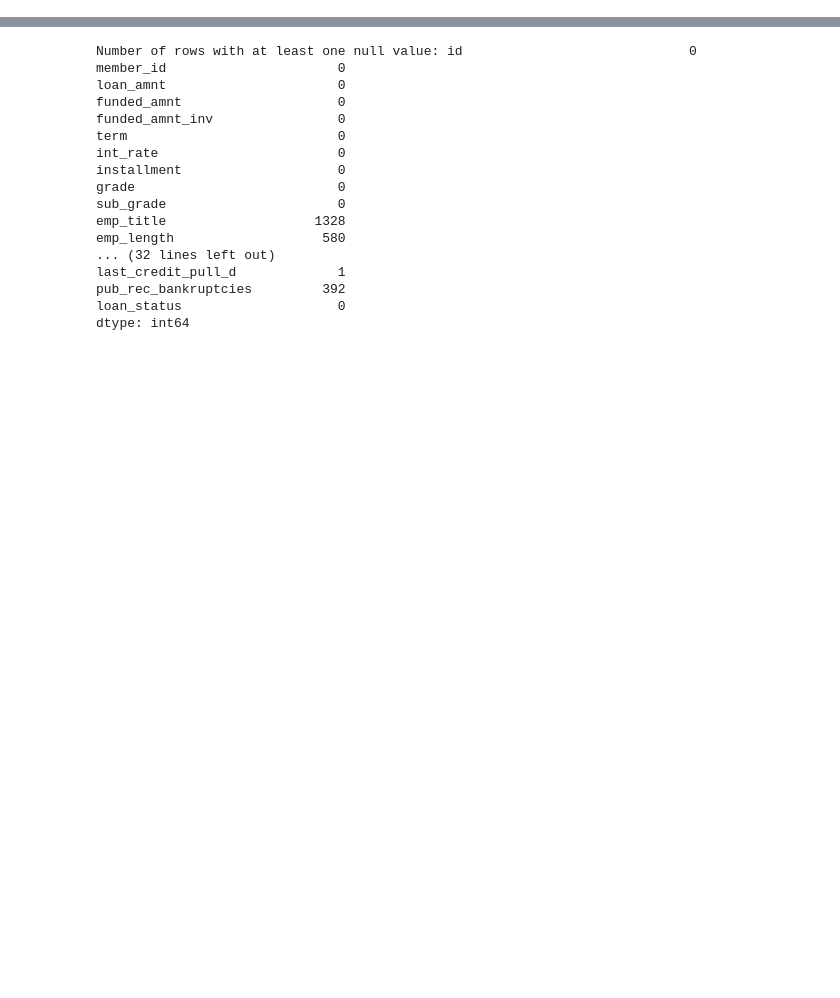
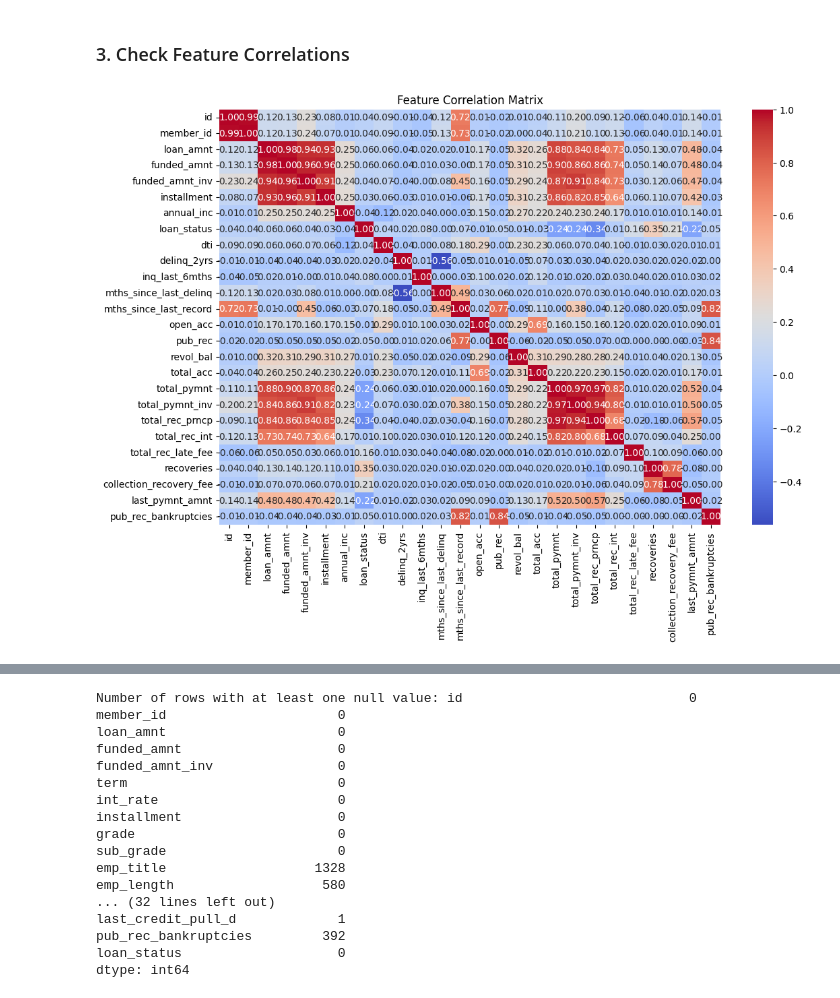
Before and after one commit to Menna-Ahmed7/Loan-Default-Prediction, a Jupyter notebook: ml-project.ipynb, the cells around one changed output, grey strips where cells are left out. Cells and saved outputs as stored; diff of their text form; code cells hidden in the pictures; blank space fills up the shorter version.

```diff
--- a/ml-project.ipynb
+++ b/ml-project.ipynb
@@ -0,0 +44,18 @@
+# %% [markdown]
+### 3. Check Feature Correlations
+# %%
+# Select only numeric columns for heatmap
+# Columns with the same value across all rows have zero variance, which makes correlation undefined.
+df = df.loc[:, df.nunique() > 1]
+numeric_df = df.select_dtypes(include=['float64', 'int64'])
+
+# Plot correlation heatmap
+import seaborn as sns
+import matplotlib.pyplot as plt
+
+plt.figure(figsize=(12, 8))
+sns.heatmap(numeric_df.corr(), annot=True, fmt=".2f", cmap='coolwarm')
+plt.title("Feature Correlation Matrix")
+plt.show()
+# %% [output]
+[figure, added]
```
Also changed, not shown: parts of 21 cells of this notebook.
